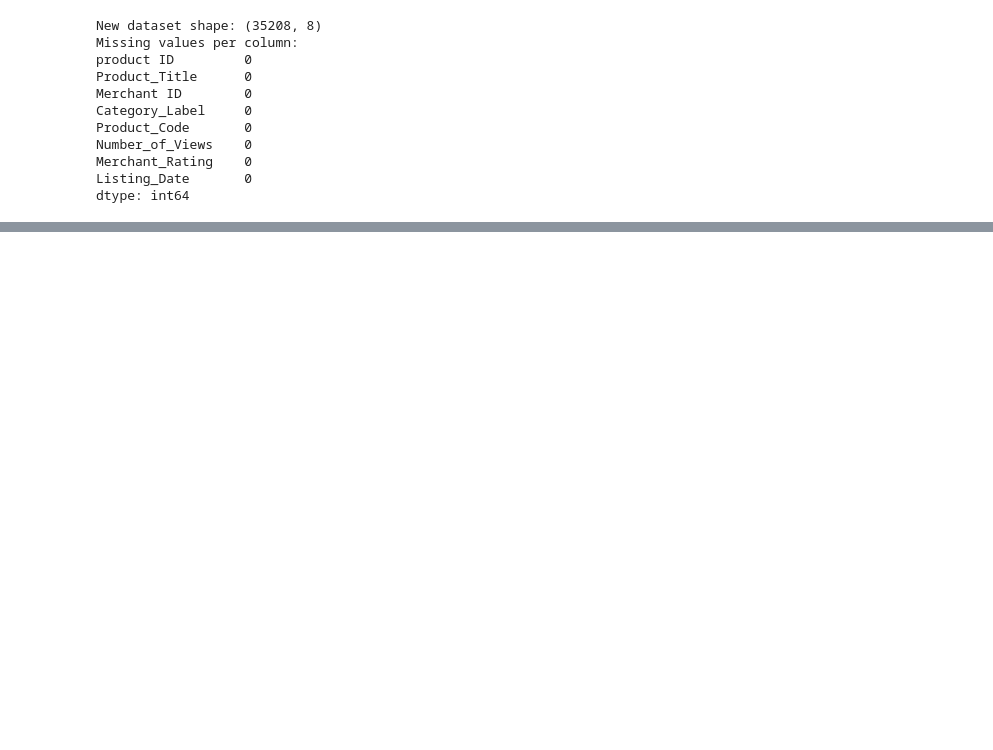
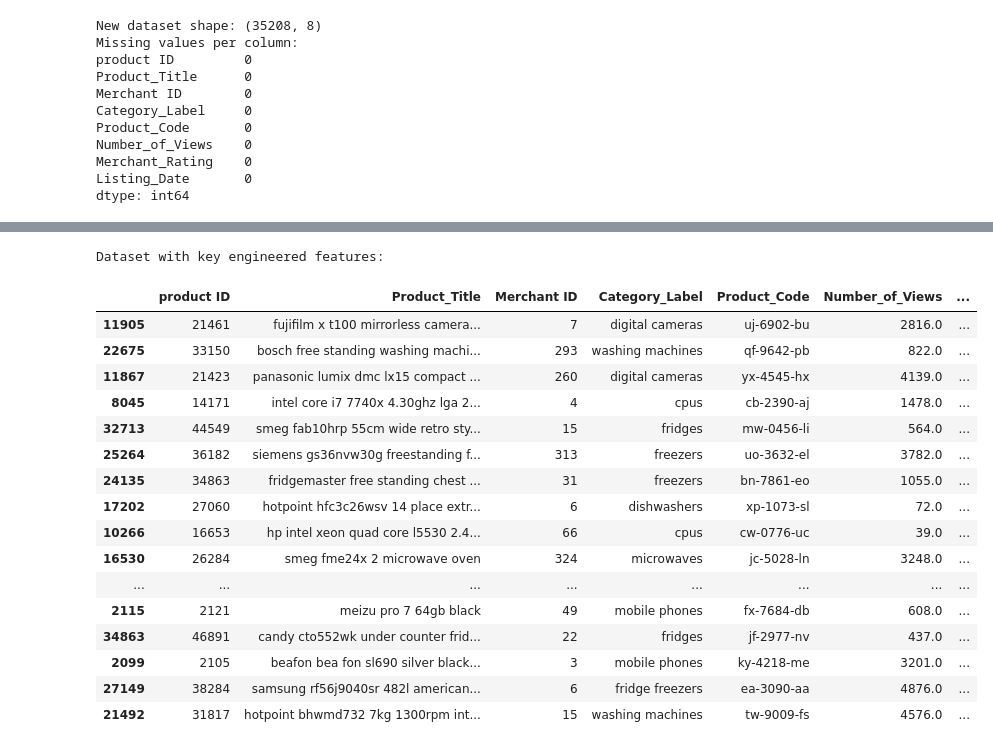
Before and after one commit to migo2555/ml-product-category-prediction-based-on-title-, a Jupyter notebook: notebook/product_category_prediction.ipynb, the cells around one changed output, grey strips where cells are left out. Saved outputs shown, nothing was run; the diff lists cells and outputs as text; code cells hidden in the pictures; blank space fills up the shorter version.

Commit message:
Add product title features

```diff
--- a/notebook/product_category_prediction.ipynb
+++ b/notebook/product_category_prediction.ipynb
@@ -317,0 +358,40 @@ dtype: int64
+# %%
+# Word count in product title
+df['title_word_count'] = df['Product_Title'].str.split().apply(len)
+
+# Character count in product title
+df['title_char_count'] = df['Product_Title'].str.len()
+
+# Number of digits in product title
+df['digit_count'] = df['Product_Title'].str.count(r'\d')
+
+# Extract brand (first word in the title)
+df['brand'] = df['Product_Title'].str.split().str[0].str.lower()
+
+# Key technical terms (example: 4K, LED, USB)
+df['has_4k'] = df['Product_Title'].str.contains(r'\b4k\b', case=False, regex=True).astype(int)
+df['has_led'] = df['Product_Title'].str.contains(r'\bled\b', case=False, regex=True).astype(int)
+df['has_usb'] = df['Product_Title'].str.contains(r'\busb\b', case=False, regex=True).astype(int)
+
+# Display the first few rows to verify
+print("Dataset with key engineered features:")
+display(df.sample(20))
+# %% [output]
+Dataset with key engineered features:
+|  | product ID | Product_Title | Merchant ID | Category_Label | Product_Code | Number_of_Views | ... |
+| 11905 | 21461 | fujifilm x t100 mirrorless camera... | 7 | digital cameras | uj-6902-bu | 2816.0 | ... |
+| 22675 | 33150 | bosch free standing washing machi... | 293 | washing machines | qf-9642-pb | 822.0 | ... |
+| 11867 | 21423 | panasonic lumix dmc lx15 compact ... | 260 | digital cameras | yx-4545-hx | 4139.0 | ... |
+| 8045 | 14171 | intel core i7 7740x 4.30ghz lga 2... | 4 | cpus | cb-2390-aj | 1478.0 | ... |
+| 32713 | 44549 | smeg fab10hrp 55cm wide retro sty... | 15 | fridges | mw-0456-li | 564.0 | ... |
+| 25264 | 36182 | siemens gs36nvw30g freestanding f... | 313 | freezers | uo-3632-el | 3782.0 | ... |
+| 24135 | 34863 | fridgemaster free standing chest ... | 31 | freezers | bn-7861-eo | 1055.0 | ... |
+| 17202 | 27060 | hotpoint hfc3c26wsv 14 place extr... | 6 | dishwashers | xp-1073-sl | 72.0 | ... |
+| 10266 | 16653 | hp intel xeon quad core l5530 2.4... | 66 | cpus | cw-0776-uc | 39.0 | ... |
+| 16530 | 26284 | smeg fme24x 2 microwave oven | 324 | microwaves | jc-5028-ln | 3248.0 | ... |
+| ... | ... | ... | ... | ... | ... | ... | ... |
+| 2115 | 2121 | meizu pro 7 64gb black | 49 | mobile phones | fx-7684-db | 608.0 | ... |
+| 34863 | 46891 | candy cto552wk under counter frid... | 22 | fridges | jf-2977-nv | 437.0 | ... |
+| 2099 | 2105 | beafon bea fon sl690 silver black... | 3 | mobile phones | ky-4218-me | 3201.0 | ... |
+| 27149 | 38284 | samsung rf56j9040sr 482l american... | 6 | fridge freezers | ea-3090-aa | 4876.0 | ... |
+| 21492 | 31817 | hotpoint bhwmd732 7kg 1300rpm int... | 15 | washing machines | tw-9009-fs | 4576.0 | ... |
```
Also changed, not shown: parts of 5 cells of this notebook.
